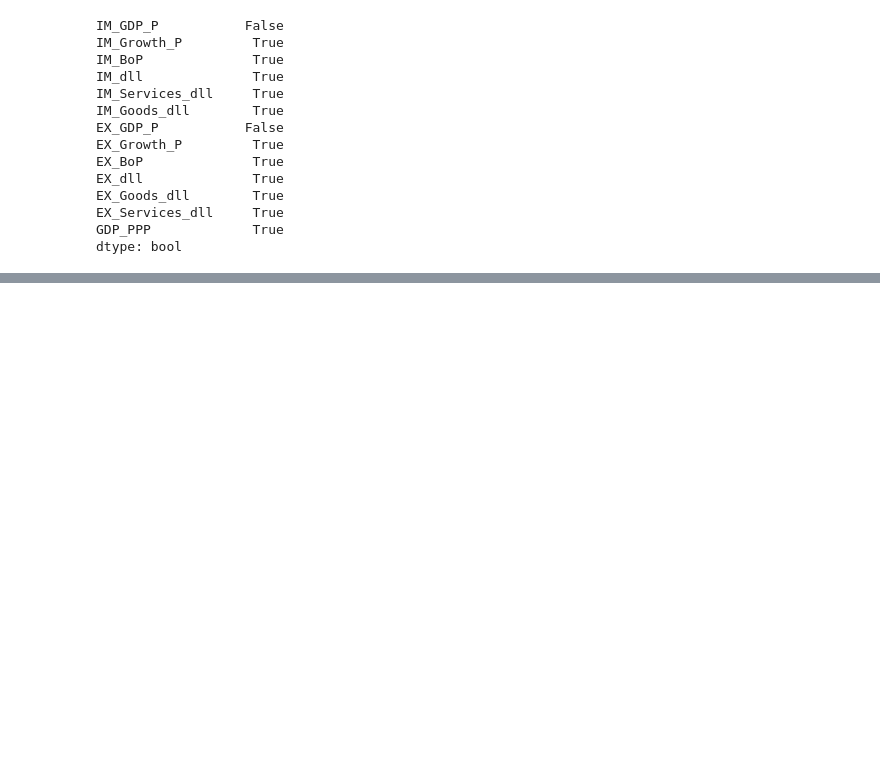
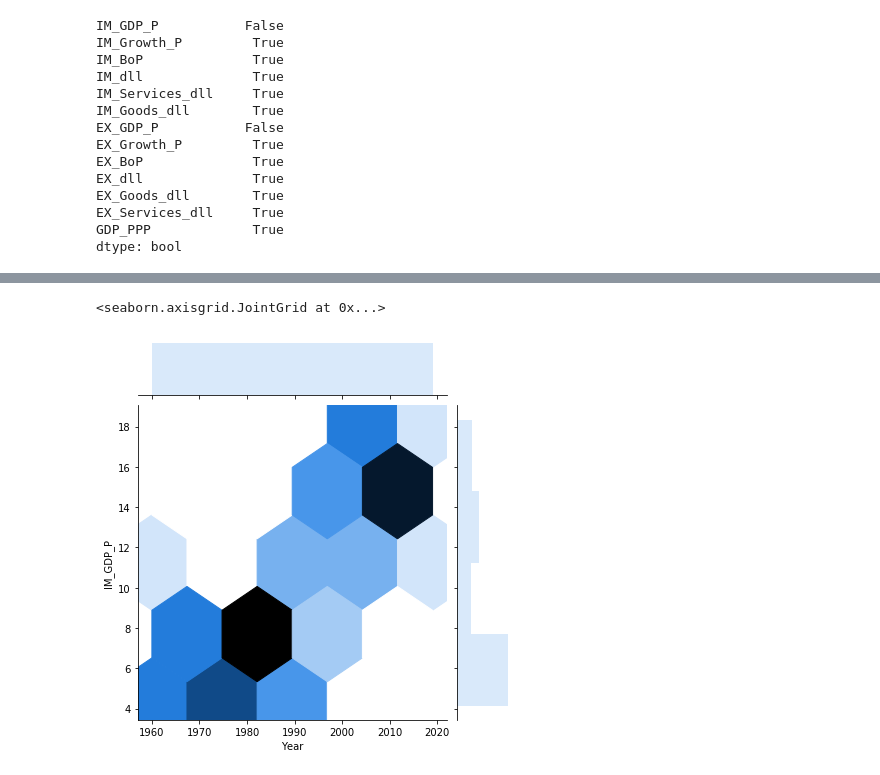
Before and after one commit to AndyRadCat/Country_Trade_EcoGrowth, a Jupyter notebook: Country_Openness_Cleaning.ipynb, the cells around one changed output, grey strips where cells are left out. Cells and saved outputs as stored; diff of their text form; code cells hidden in the pictures; blank space fills up the shorter version.

```diff
--- a/Country_Openness_Cleaning.ipynb
+++ b/Country_Openness_Cleaning.ipynb
@@ -342,0 +634,5 @@ dtype: object
+# %%
+sns.jointplot('Year', 'IM_GDP_P', country['Argentina'], kind='hex')
+# %% [output]
+<seaborn.axisgrid.JointGrid at 0x...>
+[figure, added]
```
Also changed, not shown: parts of 43 cells of this notebook, 1 other file.
